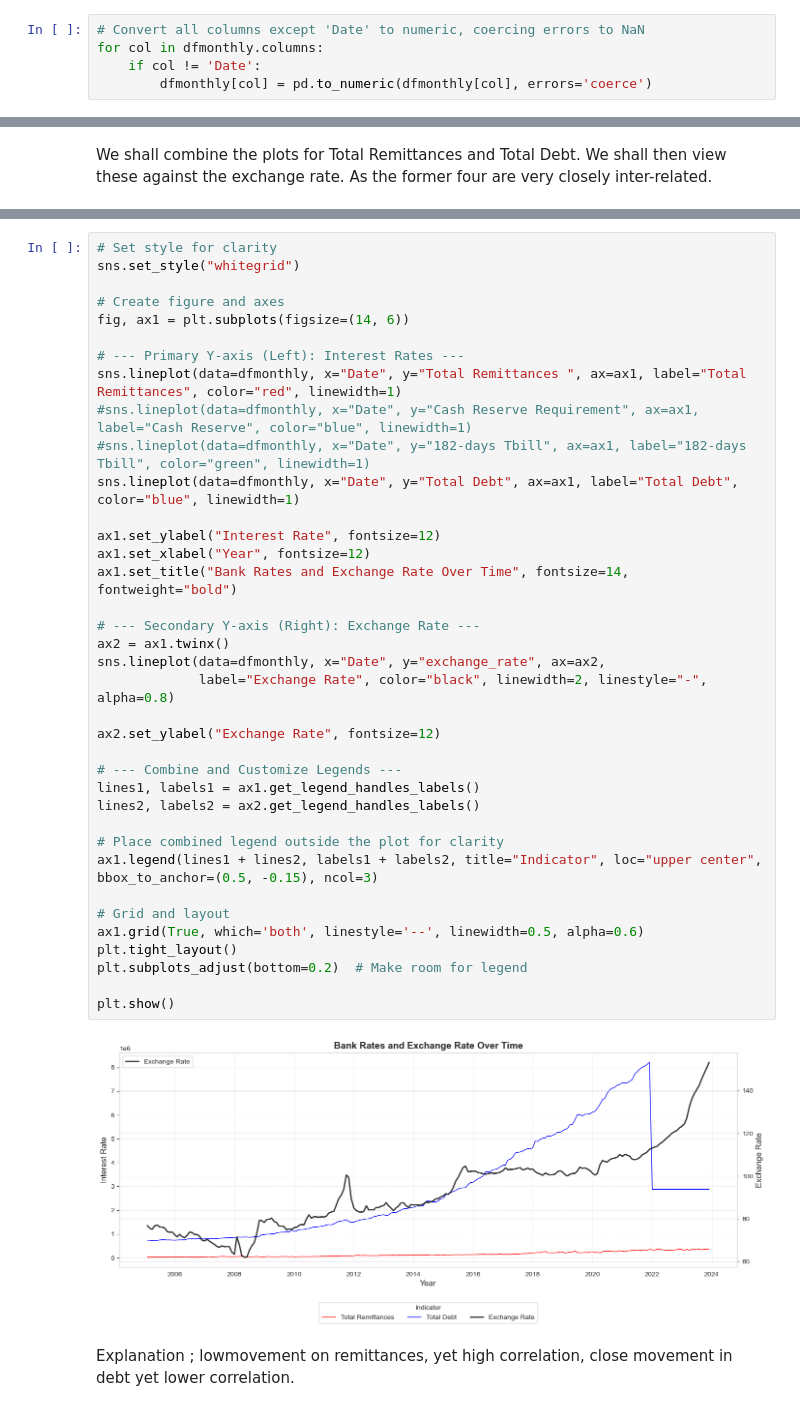
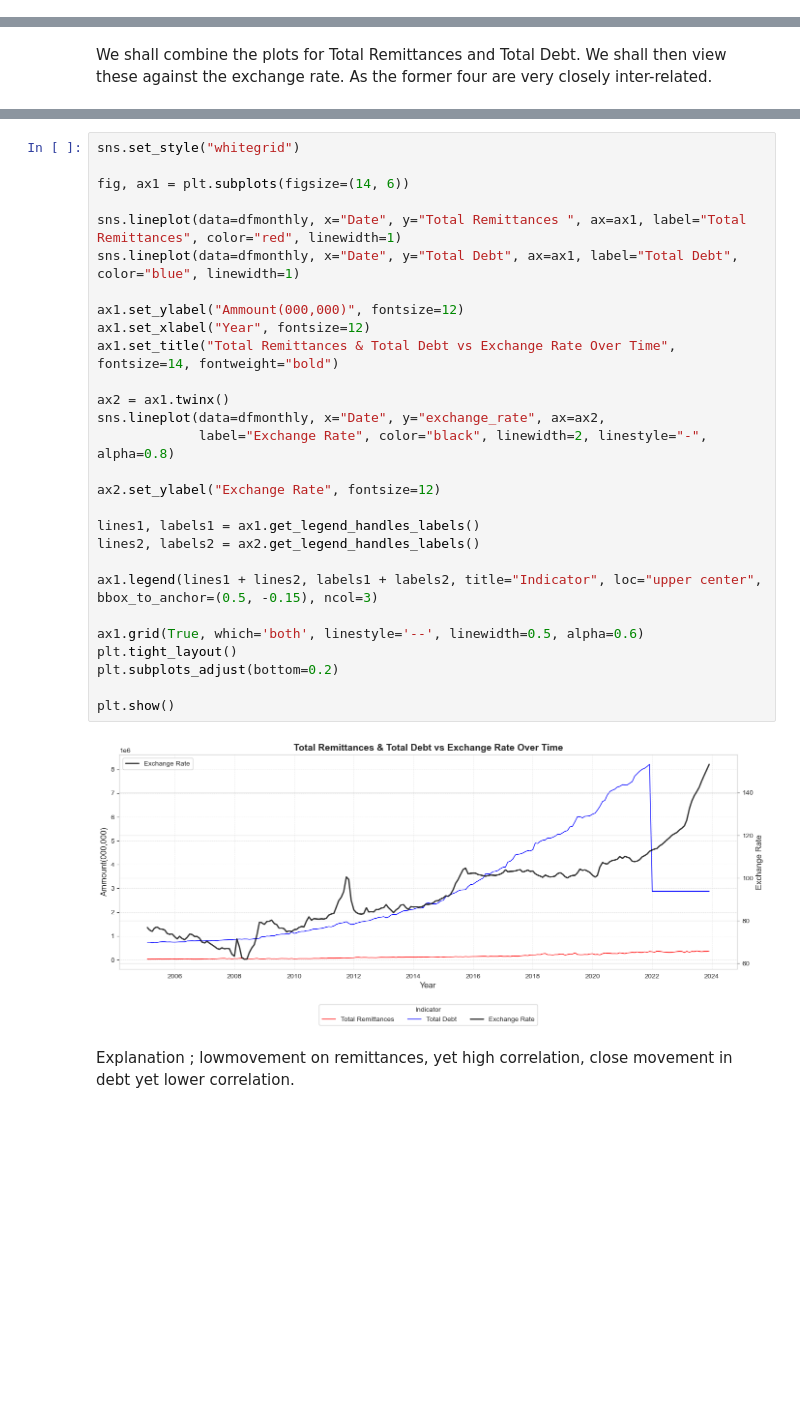
Before and after one commit to kdizz/Group8Phase5Capstone, a Jupyter notebook: main proj.ipynb, the cells around one changed output, grey strips where cells are left out. Drawn from its saved outputs; the diff is of its cells as text; blank space fills up the shorter version.

```diff
--- a/main proj.ipynb
+++ b/main proj.ipynb
@@ -431,5 +330,0 @@ Index(['12-Month Inflation(%)', 'Total Remittances ', 'Total Debt', 'Imports ',
-# %%
-# Convert all columns except 'Date' to numeric, coercing errors to NaN
-for col in dfmonthly.columns:
-    if col != 'Date':
-        dfmonthly[col] = pd.to_numeric(dfmonthly[col], errors='coerce')
@@ -509,41 +368,32 @@ Index(['12-Month Inflation(%)', 'Total Remittances ', 'Total Debt', 'Imports ',
 # %%
-# Set style for clarity
 sns.set_style("whitegrid")
 
-# Create figure and axes
 fig, ax1 = plt.subplots(figsize=(14, 6))
 
-# --- Primary Y-axis (Left): Interest Rates ---
 sns.lineplot(data=dfmonthly, x="Date", y="Total Remittances ", ax=ax1, label="Total Remittances", color="red", linewidth=1)
-#sns.lineplot(data=dfmonthly, x="Date", y="Cash Reserve Requirement", ax=ax1, label="Cash Reserve", color="blue", linewidth=1)
-#sns.lineplot(data=dfmonthly, x="Date", y="182-days Tbill", ax=ax1, label="182-days Tbill", color="green", linewidth=1)
 sns.lineplot(data=dfmonthly, x="Date", y="Total Debt", ax=ax1, label="Total Debt", color="blue", linewidth=1)
 
-ax1.set_ylabel("Interest Rate", fontsize=12)
+ax1.set_ylabel("Ammount(000,000)", fontsize=12)
 ax1.set_xlabel("Year", fontsize=12)
-ax1.set_title("Bank Rates and Exchange Rate Over Time", fontsize=14, fontweight="bold")
+ax1.set_title("Total Remittances & Total Debt vs Exchange Rate Over Time", fontsize=14, fontweight="bold")
 
-# --- Secondary Y-axis (Right): Exchange Rate ---
 ax2 = ax1.twinx()
 sns.lineplot(data=dfmonthly, x="Date", y="exchange_rate", ax=ax2,
              label="Exchange Rate", color="black", linewidth=2, linestyle="-", alpha=0.8)
 
 ax2.set_ylabel("Exchange Rate", fontsize=12)
 
-# --- Combine and Customize Legends ---
 lines1, labels1 = ax1.get_legend_handles_labels()
 lines2, labels2 = ax2.get_legend_handles_labels()
 
-# Place combined legend outside the plot for clarity
 ax1.legend(lines1 + lines2, labels1 + labels2, title="Indicator", loc="upper center", bbox_to_anchor=(0.5, -0.15), ncol=3)
 
-# Grid and layout
 ax1.grid(True, which='both', linestyle='--', linewidth=0.5, alpha=0.6)
 plt.tight_layout()
-plt.subplots_adjust(bottom=0.2)  # Make room for legend
+plt.subplots_adjust(bottom=0.2)
 
 plt.show()
 # %% [output]
-[figure, old version]
+[figure, new version]
 # %% [markdown]
 Explanation ; lowmovement on remittances, yet high correlation, close movement in debt yet lower correlation.
```
Also changed, not shown: parts of 50 cells of this notebook.
